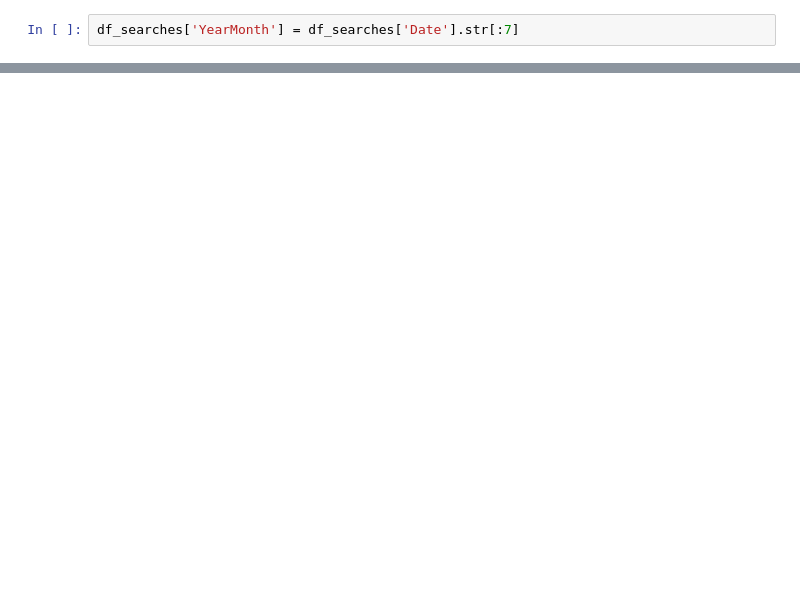
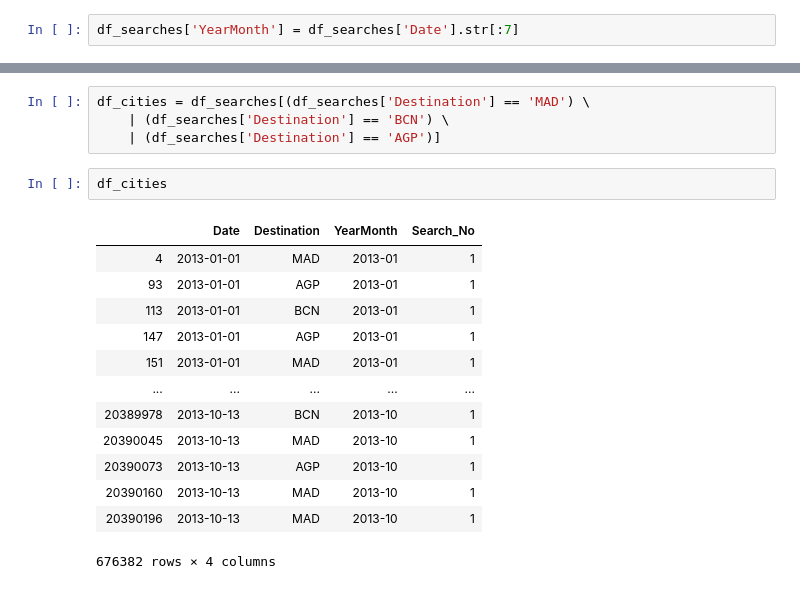
Before and after one commit to daniel-isidro/amadeus_challenge, a Jupyter notebook: amadeus_challenge.ipynb, the cells around one changed output, grey strips where cells are left out. Cells and saved outputs as stored; diff of their text form; blank space fills up the shorter version.

```diff
--- a/amadeus_challenge.ipynb
+++ b/amadeus_challenge.ipynb
@@ -428,0 +427,20 @@ df_searches
+# %%
+df_cities = df_searches[(df_searches['Destination'] == 'MAD') \
+    | (df_searches['Destination'] == 'BCN') \
+    | (df_searches['Destination'] == 'AGP')]
+# %%
+df_cities
+# %% [output]
+|  | Date | Destination | YearMonth | Search_No |
+| 4 | 2013-01-01 | MAD | 2013-01 | 1 |
+| 93 | 2013-01-01 | AGP | 2013-01 | 1 |
+| 113 | 2013-01-01 | BCN | 2013-01 | 1 |
+| 147 | 2013-01-01 | AGP | 2013-01 | 1 |
+| 151 | 2013-01-01 | MAD | 2013-01 | 1 |
+| ... | ... | ... | ... | ... |
+| 20389978 | 2013-10-13 | BCN | 2013-10 | 1 |
+| 20390045 | 2013-10-13 | MAD | 2013-10 | 1 |
+| 20390073 | 2013-10-13 | AGP | 2013-10 | 1 |
+| 20390160 | 2013-10-13 | MAD | 2013-10 | 1 |
+| 20390196 | 2013-10-13 | MAD | 2013-10 | 1 |
+676382 rows × 4 columns
```
Also changed, not shown: parts of 3 cells of this notebook.
